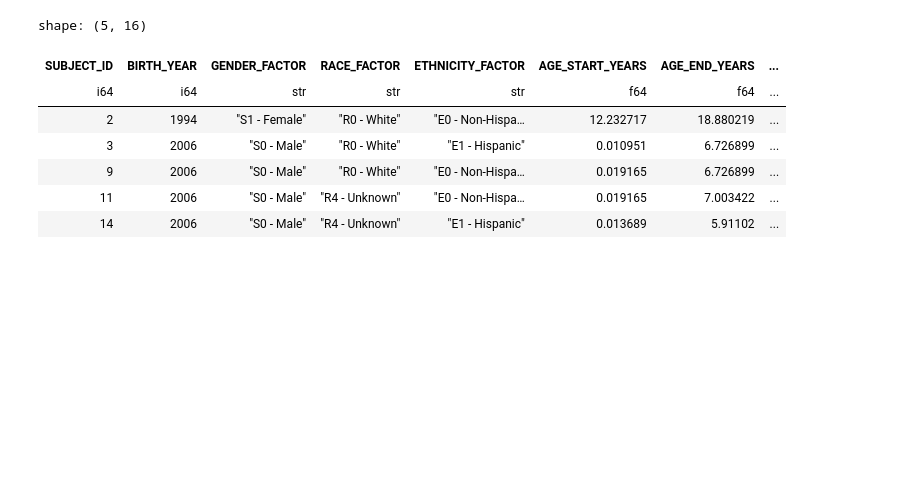
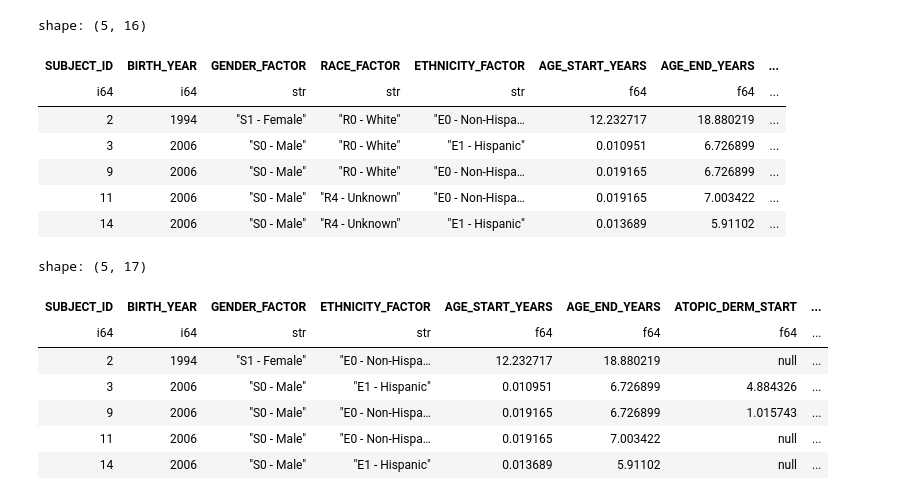
Before and after one commit to deuce-shaw/Project3, a Jupyter notebook: MaggieProject3Primary.ipynb, the cells around one changed output. Cells and saved outputs as stored; diff of their text form; code cells hidden in the pictures; blank space fills up the shorter version.

```diff
--- a/MaggieProject3Primary.ipynb
+++ b/MaggieProject3Primary.ipynb
@@ -95,3 +95,28 @@ shape: (5, 16)
 | 9 | 2006 | "S0 - Male" | "R0 - White" | "E0 - Non-Hispa… | 0.019165 | 6.726899 | ... |
 | 11 | 2006 | "S0 - Male" | "R4 - Unknown" | "E0 - Non-Hispa… | 0.019165 | 7.003422 | ... |
 | 14 | 2006 | "S0 - Male" | "R4 - Unknown" | "E1 - Hispanic" | 0.013689 | 5.91102 | ... |
+# %%
+# Split the "RACE_FACTOR" column into a "RACE_ID" column and "RACE" column
+filtered_df = filtered_df.with_columns(
+    [
+        pl.col("RACE_FACTOR")
+        .str.split_exact(" - ", 1)
+        .struct.rename_fields(["RACE_ID", "RACE"])
+        .alias("fields"),
+    ]
+).unnest("fields")
+
+# Drop the original column
+filtered_df = filtered_df.drop('RACE_FACTOR')
+
+
+filtered_df.head()
+# %% [output]
+shape: (5, 17)
+| SUBJECT_ID | BIRTH_YEAR | GENDER_FACTOR | ETHNICITY_FACTOR | AGE_START_YEARS | AGE_END_YEARS | ATOPIC_DERM_START | ... |
+| i64 | i64 | str | str | f64 | f64 | f64 | ... |
+| 2 | 1994 | "S1 - Female" | "E0 - Non-Hispa… | 12.232717 | 18.880219 | null | ... |
+| 3 | 2006 | "S0 - Male" | "E1 - Hispanic" | 0.010951 | 6.726899 | 4.884326 | ... |
+| 9 | 2006 | "S0 - Male" | "E0 - Non-Hispa… | 0.019165 | 6.726899 | 1.015743 | ... |
+| 11 | 2006 | "S0 - Male" | "E0 - Non-Hispa… | 0.019165 | 7.003422 | null | ... |
+| 14 | 2006 | "S0 - Male" | "E1 - Hispanic" | 0.013689 | 5.91102 | null | ... |
```
Also changed, not shown: parts of 7 cells of this notebook, 3 other files.
